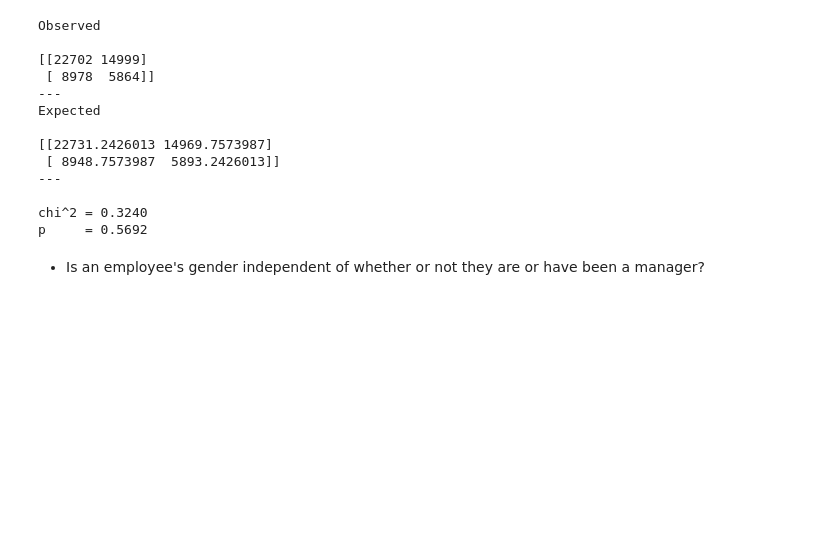
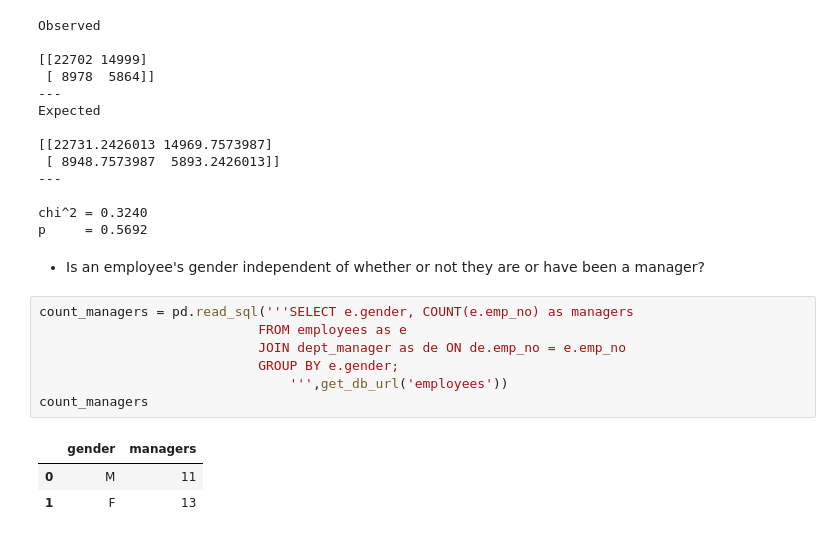
Before and after one commit to ThompsonBethany01/statistics-exercises, a Jupyter notebook: hypothesis_testing.ipynb, the cells around one changed output. Saved outputs shown, nothing was run; the diff lists cells and outputs as text; blank space fills up the shorter version.

```diff
--- a/hypothesis_testing.ipynb
+++ b/hypothesis_testing.ipynb
@@ -800,3 +800,14 @@ chi^2 = 0.3240
 p     = 0.5692
 # %% [markdown]
 - Is an employee's gender independent of whether or not they are or have been a manager?
+# %%
+count_managers = pd.read_sql('''SELECT e.gender, COUNT(e.emp_no) as managers
+                            FROM employees as e
+                            JOIN dept_manager as de ON de.emp_no = e.emp_no
+                            GROUP BY e.gender;
+                                ''',get_db_url('employees'))
+count_managers
+# %% [output]
+|  | gender | managers |
+| 0 | M | 11 |
+| 1 | F | 13 |
```
Also changed, not shown: parts of 2 cells of this notebook.
